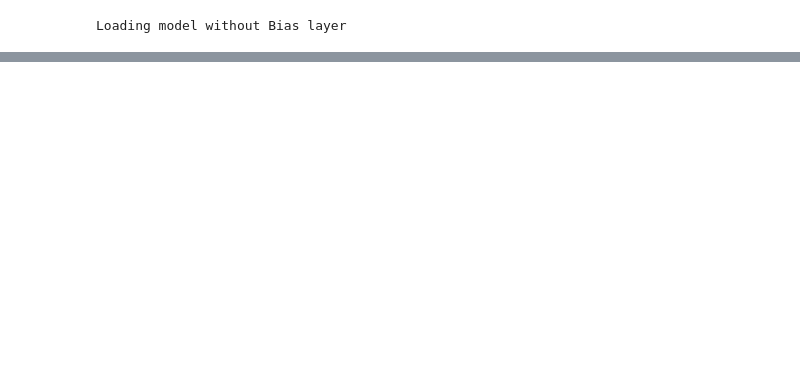
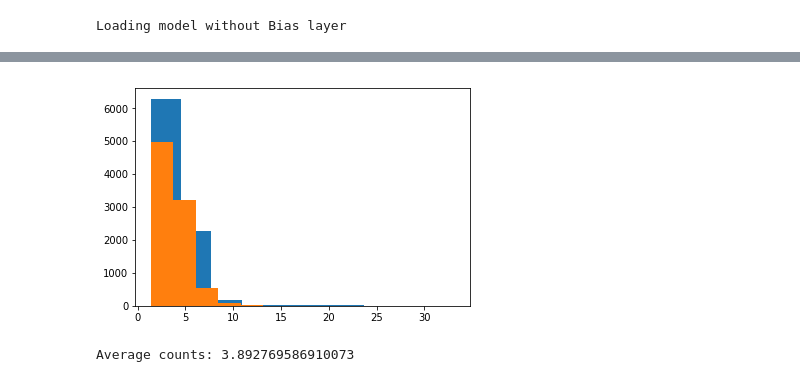
Before and after one commit to kal26/TF_Classifier, a Jupyter notebook: evaluation_tools/SNV_analysis.ipynb, the cells around one changed output, grey strips where cells are left out. Cells and saved outputs as stored; diff of their text form; code cells hidden in the pictures; blank space fills up the shorter version.

```diff
--- a/evaluation_tools/SNV_analysis.ipynb
+++ b/evaluation_tools/SNV_analysis.ipynb
@@ -384,0 +114,10 @@ intrigue =
+# %%
+# get mean rc number to use in psedocount normalization
+plt.hist(snvs['refCount'])
+plt.hist(snvs['altCount'])
+plt.show()
+average_counts= (sum(snvs['refCount'])+ sum(snvs['altCount']))/(2*len(snvs['refCount']))
+print('Average counts: ' + str(average_counts))
+# %% [output]
+[figure, added]
+Average counts: 3.892769586910073
```
Also changed, not shown: parts of 40 cells of this notebook, 25 other files.
